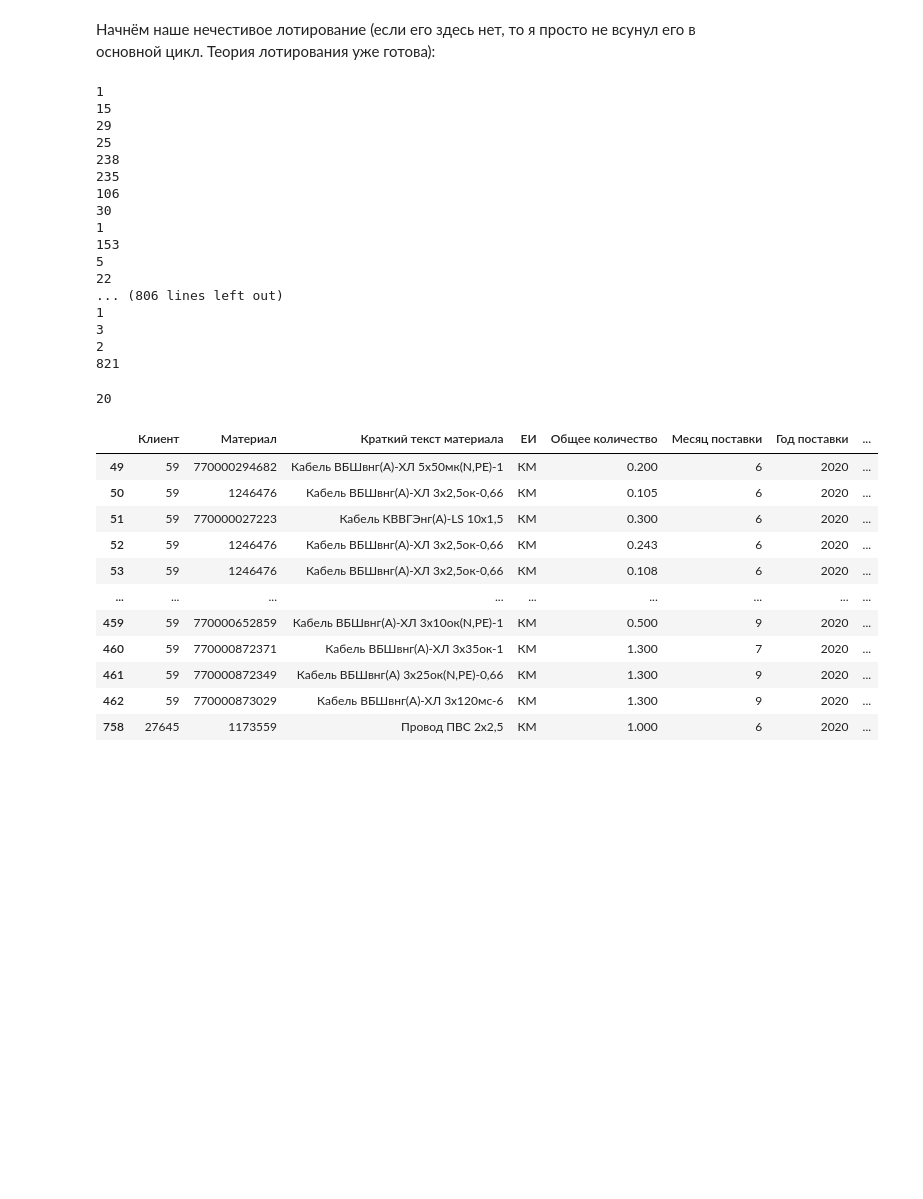
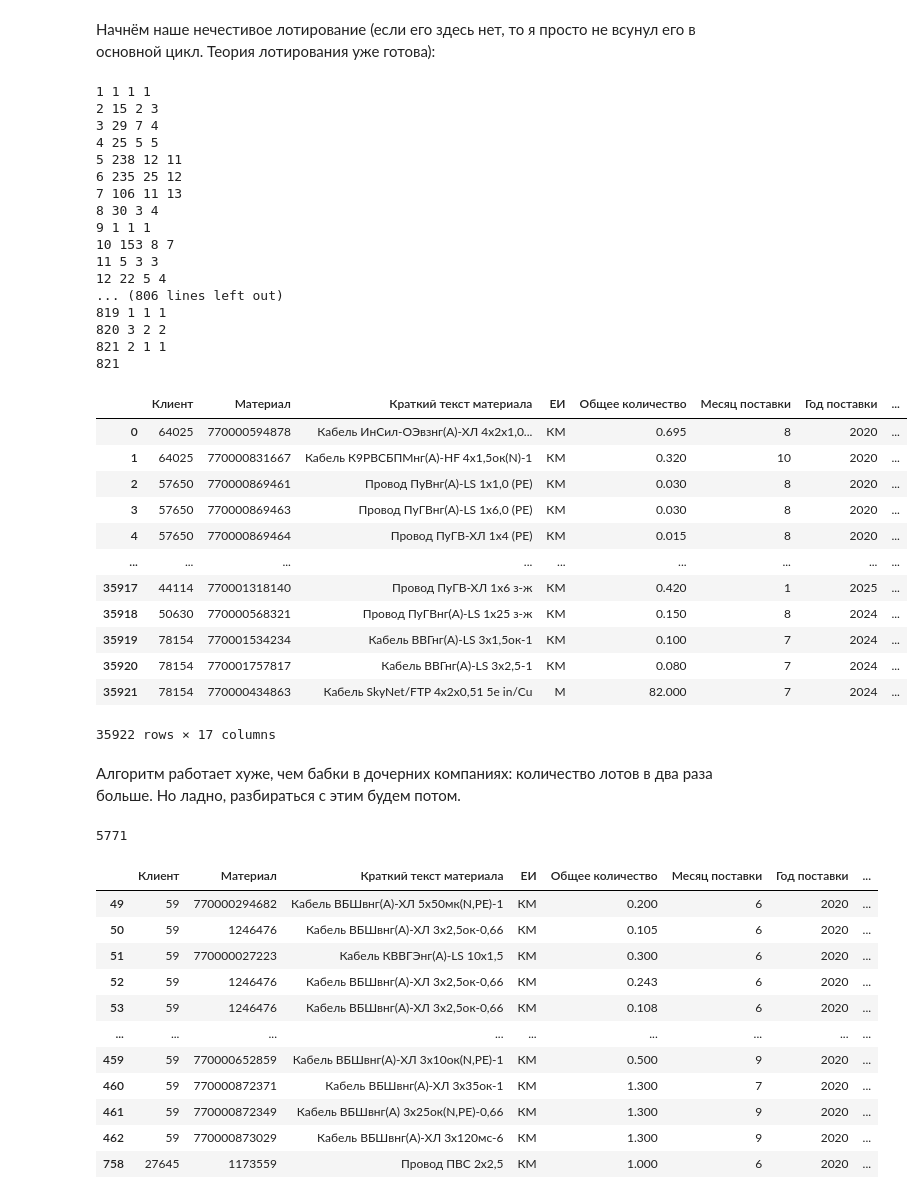
Before and after one commit to AntonLED/MIPT_hack_ML, a Jupyter notebook: recearch/Daniil/businessRulesLotting.ipynb, the cells around one changed output. Cells and saved outputs as stored; diff of their text form; code cells hidden in the pictures; blank space fills up the shorter version.

Commit message:
Research version of lotting

```diff
--- a/recearch/Daniil/businessRulesLotting.ipynb
+++ b/recearch/Daniil/businessRulesLotting.ipynb
@@ -67,16 +63,16 @@ X['Дата заказа'][1]
 Скоммуниздим попутно вспомогательный метод для итерации по месяцам
 # %%
 from dateutil.rrule import rrule, MONTHLY
-from datetime import datetime
+import datetime
 import re
 
 def month_iter(start_month, start_year, end_month, end_year):
-    start = datetime(start_year, start_month, 1)
-    end = datetime(end_year, end_month, 1)
+    start = datetime.datetime(start_year, start_month, 1)
+    end = datetime.datetime(end_year, end_month, 1)
 
     return ((d.month, d.year) for d in rrule(MONTHLY, dtstart=start, until=end))
 # %%
-dateBegin, dateEnd = X['Дата заказа'][[1, len(X['Дата заказа'])-1]]
+dateBegin, dateEnd = X['Дата заказа'][[0, len(X['Дата заказа'])-1]]
 # %%
 dateBegin, dateEnd
 # %% [output]
@@ -90,6 +86,7 @@ dateColumn = X['Дата заказа']
 # %%
 a = 0
 M = 0
+lotsReady = 0
 for m in month_iter(monthBegin, yearBegin, monthEnd, yearEnd):
     dateMaskString = r'{:04d}-{:02d}-*'.format(m[1], m[0])
     mask = dateColumn.str.match(dateMaskString)
@@ -100,37 +97,56 @@ for m in month_iter(monthBegin, yearBegin, monthEnd, yearEnd):
         clusterDFs[i] = X_month[X_month['Грузополучатель'].isin(IDsByCluster[cluster])]
         if len(clusterDFs[i]) > 0:
             a += 1
-            print(len(clusterDFs[i]))
             M = max(M, len(clusterDFs[i]['Класс'].unique()))
+            Ls = lotting(clusterDFs[i], 1.0, 0.2, suppliersIndicators, iterationsAmount=int(len(clusterDFs[i]) * 50))
+            print(a, len(clusterDFs[i]), len(Ls), len(clusterDFs[i]['Класс'].unique()))
+            for j, L in enumerate(Ls):
+                for x in L.getXs():
+                    X.at[x.getID(), '№ лота'] = lotsReady + j + 1
+            lotsReady += len(Ls)
         if len(clusterDFs[i]) == 238:
             A = clusterDFs[i]
-    #if a == 860:
-    #    print(X[mask].index)
-    #    break
-    #a += len(X[mask])
 print(a)
 # %% [output]
-1
-15
-29
-25
-238
-235
-106
-30
-1
-153
-5
-22
+1 1 1 1
+2 15 2 3
+3 29 7 4
+4 25 5 5
+5 238 12 11
+6 235 25 12
+7 106 11 13
+8 30 3 4
+9 1 1 1
+10 153 8 7
+11 5 3 3
+12 22 5 4
 ... (806 lines left out)
-1
-3
-2
+819 1 1 1
+820 3 2 2
+821 2 1 1
 821
 # %%
-M
+X
 # %% [output]
+|  | Клиент | Материал | Краткий текст материала | ЕИ | Общее количество | Месяц поставки | Год поставки | ... |
+| 0 | 64025 | 770000594878 | Кабель ИнСил-ОЭвзнг(А)-ХЛ 4х2х1,0... | КМ | 0.695 | 8 | 2020 | ... |
+| 1 | 64025 | 770000831667 | Кабель К9РВСБПМнг(А)-HF 4х1,5ок(N)-1 | КМ | 0.320 | 10 | 2020 | ... |
+| 2 | 57650 | 770000869461 | Провод ПуВнг(А)-LS 1х1,0 (PE) | КМ | 0.030 | 8 | 2020 | ... |
+| 3 | 57650 | 770000869463 | Провод ПуГВнг(А)-LS 1х6,0 (PE) | КМ | 0.030 | 8 | 2020 | ... |
+| 4 | 57650 | 770000869464 | Провод ПуГВ-ХЛ 1х4 (РЕ) | КМ | 0.015 | 8 | 2020 | ... |
+| ... | ... | ... | ... | ... | ... | ... | ... | ... |
+| 35917 | 44114 | 770001318140 | Провод ПуГВ-ХЛ 1х6 з-ж | КМ | 0.420 | 1 | 2025 | ... |
+| 35918 | 50630 | 770000568321 | Провод ПуГВнг(А)-LS 1х25 з-ж | КМ | 0.150 | 8 | 2024 | ... |
+| 35919 | 78154 | 770001534234 | Кабель ВВГнг(A)-LS 3х1,5ок-1 | КМ | 0.100 | 7 | 2024 | ... |
+| 35920 | 78154 | 770001757817 | Кабель ВВГнг(A)-LS 3х2,5-1 | КМ | 0.080 | 7 | 2024 | ... |
+| 35921 | 78154 | 770000434863 | Кабель SkyNet/FTP 4х2х0,51 5е in/Cu | М | 82.000 | 7 | 2024 | ... |
-20
+35922 rows × 17 columns
+# %% [markdown]
+Алгоритм работает хуже, чем бабки в дочерних компаниях: количество лотов в два раза больше. Но ладно, разбираться с этим будем потом.
+# %%
+lotsReady
+# %% [output]
+5771
 # %%
 A
 # %% [output]
```
Also changed, not shown: parts of 11 cells of this notebook.
